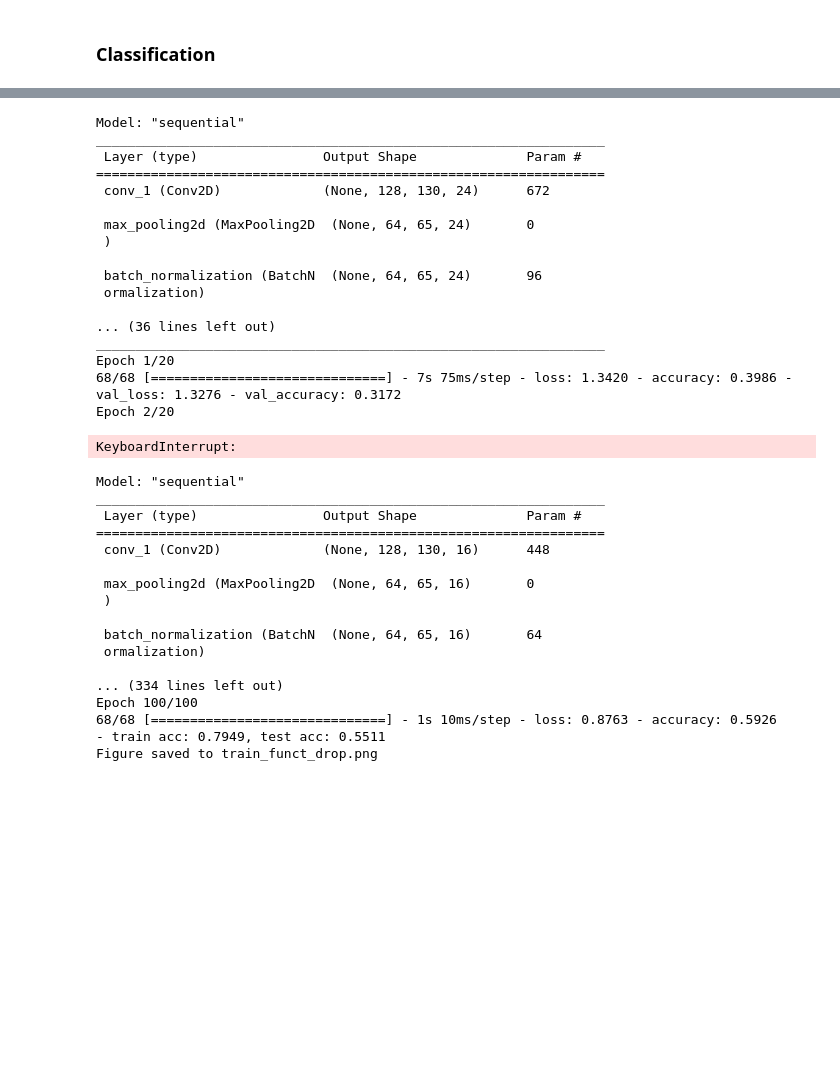
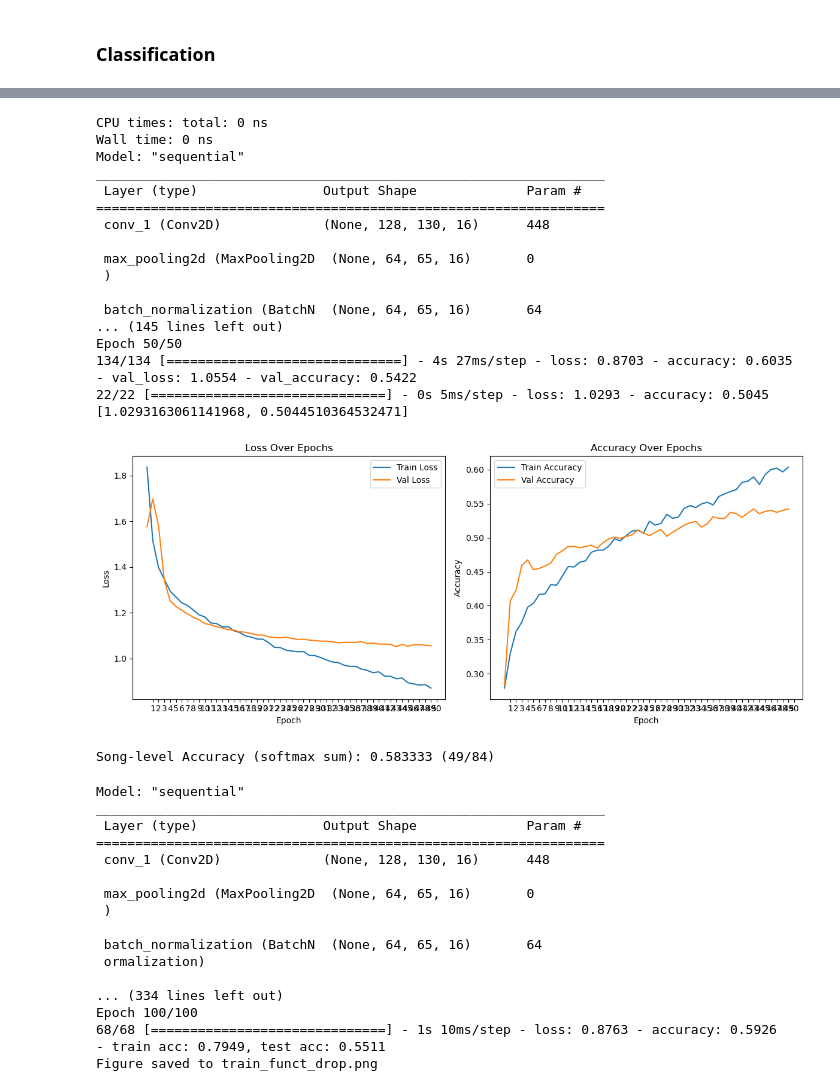
Before and after one commit to michelerossi1/XAI_emotion, a Jupyter notebook: 7__XAI_emotions_project.ipynb, the cells around one changed output, grey strips where cells are left out. Drawn from its saved outputs; the diff is of its cells as text; code cells hidden in the pictures; blank space fills up the shorter version.

Commit message:
better model

```diff
--- a/7__XAI_emotions_project.ipynb
+++ b/7__XAI_emotions_project.ipynb
@@ -512,37 +563,68 @@ val distrib [152 179  93 153]
 test distribution [147 208 146 173]
 # %%
+
+%time
 # normal single run classification
 gc.collect()
 tf.keras.backend.clear_session()
 
 # best model keras tuner
-CLASSES = 4
+'''CLASSES = 4
 BATCH_SIZE = 32
 EPOCHS = 20
 FILTERS = [24, 24, 24, 16]
 NEURONS = 64
 DROPOUT = 0.4
-LEARNING_RATE = 0.001
+LEARNING_RATE = 0.001'''
 
-'''#
+#
 CLASSES = 4
 BATCH_SIZE = 32
-EPOCHS = 20
-FILTERS = [16, 16, 16, 16]
+EPOCHS = 30
+#FILTERS = [16, 16, 16, 16]
+FILTERS5 = [16, 32, 32, 64, 64]
 NEURONS = 64
 DROPOUT = 0.5
-LEARNING_RATE = 0.0001
-'''
+LEARNING_RATE = 0.00005
 
-#
-model = build_model(input_shape =  X_test.shape[1:], learning_rate=LEARNING_RATE, classes=CLASSES, filters=FILTERS, neurons=NEURONS, dropout=DROPOUT)
+# new - top
+LEARNING_RATE = 0.00002
+BATCH_SIZE = 32
+
+# new - top del top *
+LEARNING_RATE = 0.00005
+BATCH_SIZE = 64
+EPOCHS = 30
+
+FILTERS5 = [16, 32, 32, 64, 64]
+NEURONS = 32
+DROPOUT = 0.5
+LEARNING_RATE = 0.00001
+BATCH_SIZE = 64
+EPOCHS = 50
+
+
+from tensorflow.keras.callbacks import EarlyStopping
+
+# Define early stopping
+early_stop = EarlyStopping(
+    monitor='val_loss',      # you can also monitor 'val_accuracy'
+    patience=10,              # number of epochs with no improvement after which training stops
+    restore_best_weights=True # restore model weights from the epoch with the best val_loss
+)
+
+
+#model = build_model(input_shape=X_test.shape[1:], learning_rate=LEARNING_RATE, classes=CLASSES, filters=FILTERS, neurons=NEURONS, dropout=DROPOUT)
+model = build_model5(input_shape=X_test.shape[1:], learning_rate=LEARNING_RATE, classes=4, filters=FILTERS5, neurons=NEURONS, function='softmax', dropout=DROPOUT)
+
 model.summary()
 history = model.fit(
     X_train, y_train,
     validation_data=(X_val, y_val),  # <- this is important
     epochs=EPOCHS,
     batch_size=BATCH_SIZE,
-    shuffle=True
+    shuffle=True,
+    #callbacks=[early_stop]
 )
 #
 print(model.evaluate(X_test, y_test))
@@ -561,41 +643,45 @@ plt.title('Loss Over Epochs')
 plt.xlabel('Epoch')
 plt.ylabel('Loss')
 plt.legend()
 plt.xticks(range(1, EPOCHS + 1))
 
 # Accuracy
 #if 'accuracy' in history.history:
 plt.subplot(1, 2, 2)
 plt.plot(history.history['accuracy'], label='Train Accuracy')
 plt.plot(history.history['val_accuracy'], label='Val Accuracy')
 plt.title('Accuracy Over Epochs')
 plt.xlabel('Epoch')
 plt.ylabel('Accuracy')
 plt.legend()
 plt.xticks(range(1, EPOCHS + 1))
 
 plt.tight_layout()
 
 # Save the figure
 plt.savefig('fit_method_small_model2.png', dpi=300)  # You can change filename & DPI
 
 plt.show()
 # %% [output]
+CPU times: total: 0 ns
+Wall time: 0 ns
 Model: "sequential"
 _________________________________________________________________
  Layer (type)                Output Shape              Param #
 =================================================================
- conv_1 (Conv2D)             (None, 128, 130, 24)      672
+ conv_1 (Conv2D)             (None, 128, 130, 16)      448
 
- max_pooling2d (MaxPooling2D  (None, 64, 65, 24)       0
+ max_pooling2d (MaxPooling2D  (None, 64, 65, 16)       0
  )
 
- batch_normalization (BatchN  (None, 64, 65, 24)       96
- ormalization)
-
-... (36 lines left out)
-_________________________________________________________________
-Epoch 1/20
-68/68 [==============================] - 7s 75ms/step - loss: 1.3420 - accuracy: 0.3986 - val_loss: 1.3276 - val_accuracy: 0.3172
-Epoch 2/20
+ batch_normalization (BatchN  (None, 64, 65, 16)       64
+... (145 lines left out)
+Epoch 50/50
+134/134 [==============================] - 4s 27ms/step - loss: 0.8703 - accuracy: 0.6035 - val_loss: 1.0554 - val_accuracy: 0.5422
+22/22 [==============================] - 0s 5ms/step - loss: 1.0293 - accuracy: 0.5045
+[1.0293163061141968, 0.5044510364532471]
-KeyboardInterrupt:
+[figure, added]
+# %%
+accuracy, song_predictions = compute_song_level_accuracy_softmax_avg(model, data_test, verbose=False)
+# %% [output]
+Song-level Accuracy (softmax sum): 0.583333 (49/84)
```
Also changed, not shown: parts of 9 cells of this notebook, 3 other files.
